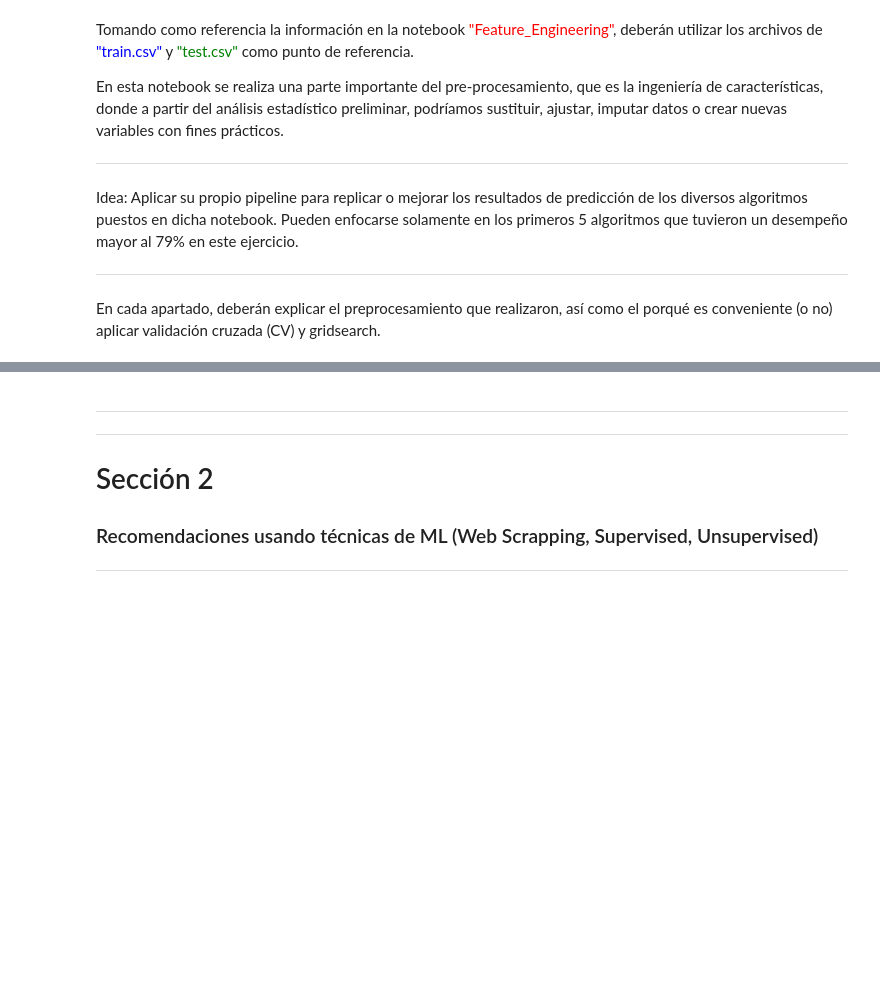
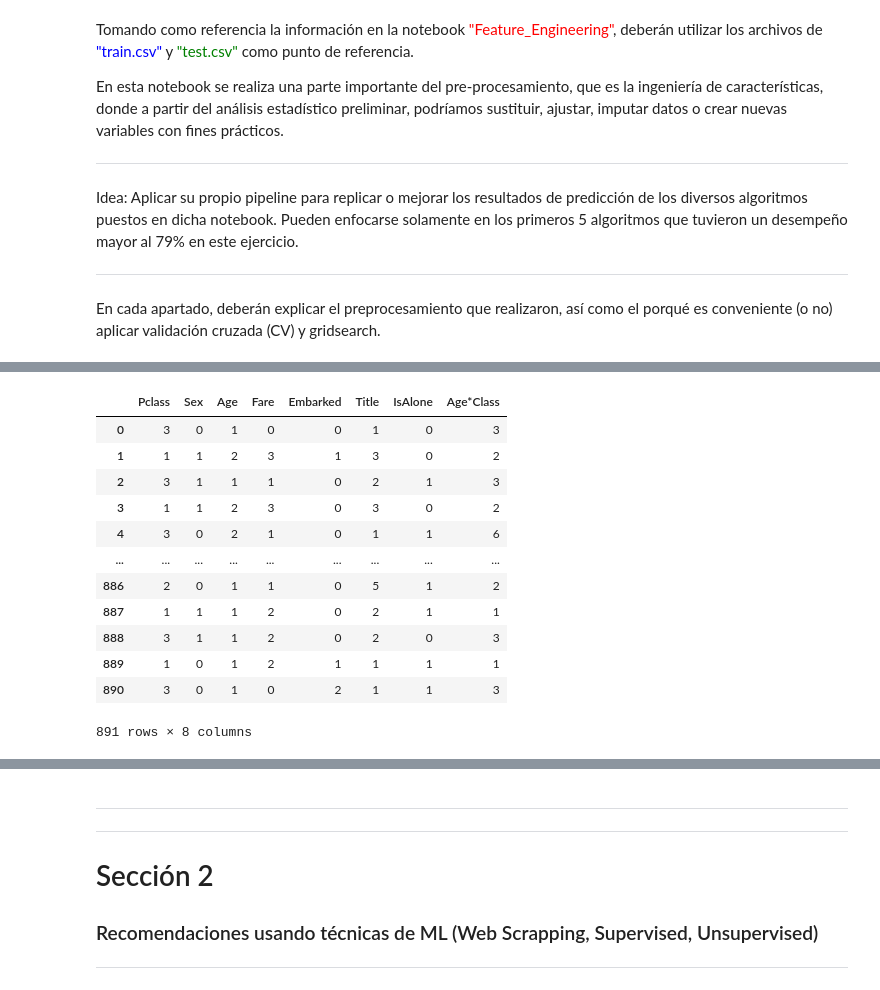
Before and after one commit to KevinTMtz/Aprendizaje-Autom-tico-Pr-cticas, a Jupyter notebook: Examenes/2/Examen Parcial 2 - ML.ipynb, the cells around one changed output, grey strips where cells are left out. Saved outputs shown, nothing was run; the diff lists cells and outputs as text; code cells hidden in the pictures; blank space fills up the shorter version.

```diff
--- a/Examenes/2/Examen Parcial 2 - ML.ipynb
+++ b/Examenes/2/Examen Parcial 2 - ML.ipynb
@@ -64,0 +521,22 @@ En cada apartado, deberán explicar el preprocesamiento que realizaron, así com
+# %%
+from sklearn.model_selection import train_test_split
+from sklearn.metrics import accuracy_score
+X = train_df.drop(train_df.columns[0], axis=1)
+y = train_df['Survived']
+X_train, X_test, y_train, y_test = train_test_split(X,y,test_size=0.2, random_state=100)
+# %%
+X
+# %% [output]
+|  | Pclass | Sex | Age | Fare | Embarked | Title | IsAlone | Age*Class |
+| 0 | 3 | 0 | 1 | 0 | 0 | 1 | 0 | 3 |
+| 1 | 1 | 1 | 2 | 3 | 1 | 3 | 0 | 2 |
+| 2 | 3 | 1 | 1 | 1 | 0 | 2 | 1 | 3 |
+| 3 | 1 | 1 | 2 | 3 | 0 | 3 | 0 | 2 |
+| 4 | 3 | 0 | 2 | 1 | 0 | 1 | 1 | 6 |
+| ... | ... | ... | ... | ... | ... | ... | ... | ... |
+| 886 | 2 | 0 | 1 | 1 | 0 | 5 | 1 | 2 |
+| 887 | 1 | 1 | 1 | 2 | 0 | 2 | 1 | 1 |
+| 888 | 3 | 1 | 1 | 2 | 0 | 2 | 0 | 3 |
+| 889 | 1 | 0 | 1 | 2 | 1 | 1 | 1 | 1 |
+| 890 | 3 | 0 | 1 | 0 | 2 | 1 | 1 | 3 |
+891 rows × 8 columns
```
Also changed, not shown: parts of 89 cells of this notebook, 4 other files.
